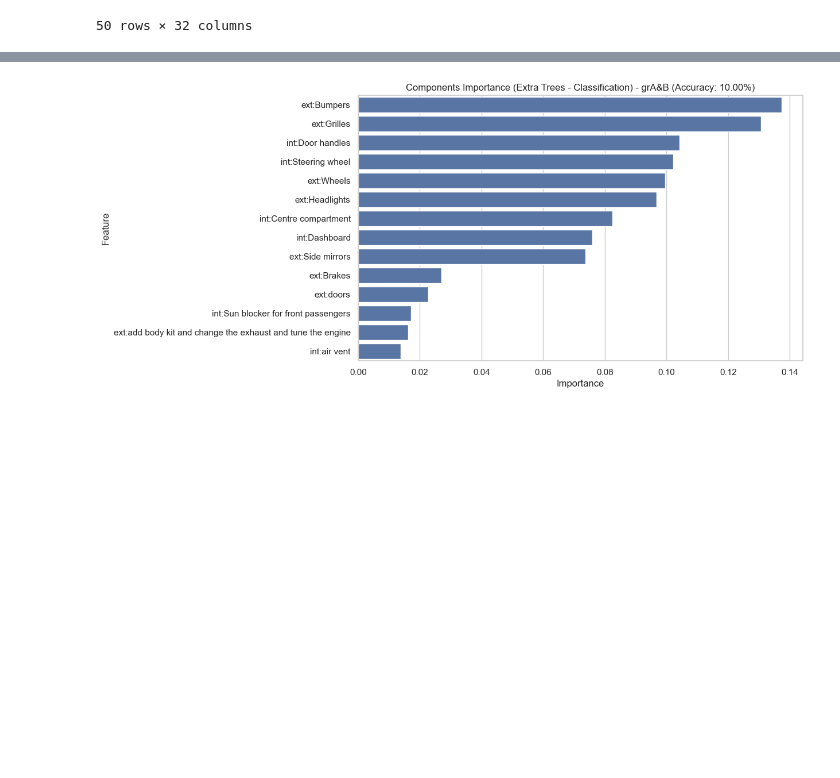
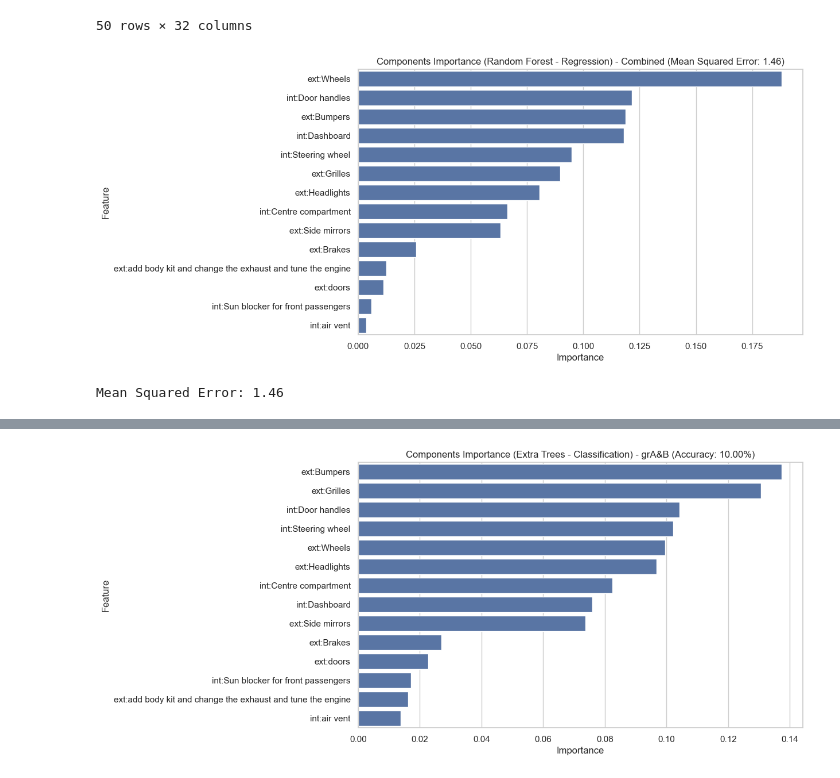
Before and after one commit to bentjh01/MA4829_Machine_Intelligence, a Jupyter notebook: data_exploration.ipynb, the cells around one changed output, grey strips where cells are left out. Drawn from its saved outputs; the diff is of its cells as text; code cells hidden in the pictures; blank space fills up the shorter version.

```diff
--- a/data_exploration.ipynb
+++ b/data_exploration.ipynb
@@ -264,3 +264,26 @@ y = combined_df['custom_spend']
 
 # Split the data into training and test sets
 X_train, X_test, y_train, y_test = train_test_split(X, y, test_size=0.2, random_state=42)
+# %%
+def analyze_components_importance_regression_rf(X_train, X_test, y_train, y_test, components_cols, title):
+    model = RandomForestRegressor(random_state=42)
+    model.fit(X_train, y_train)
+
+    y_pred = model.predict(X_test)
+
+    mse = mean_squared_error(y_test, y_pred)
+
+    # visualize feature importance
+    importance_df = pd.DataFrame({'Feature': components_cols, 'Importance': model.feature_importances_})
+
+    plt.figure(figsize=(10, 6))
+    sns.barplot(x='Importance', y='Feature', data=importance_df.sort_values(by='Importance', ascending=False))
+    plt.title(f'Components Importance (Random Forest - Regression) - {title} (Mean Squared Error: {mse:.2f})')
+    plt.show()
+
+    print(f'Mean Squared Error: {mse:.2f}')
+
+analyze_components_importance_regression_rf(X_train, X_test, y_train, y_test, components_cols, 'Combined')
+# %% [output]
+[figure, added]
+Mean Squared Error: 1.46
```
Also changed, not shown: parts of 3 cells of this notebook.
